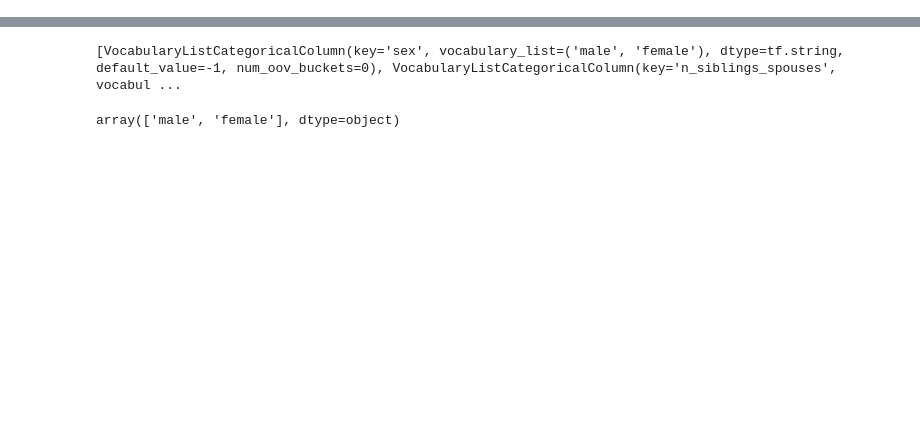
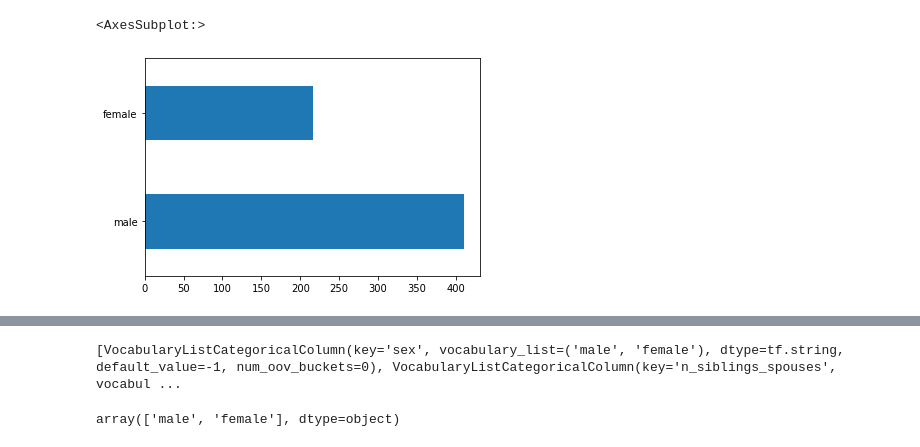
Before and after one commit to TeodorPetrovic/Machine-Learning-Projects, a Jupyter notebook: TensorFlow2.0/Exercise2.ipynb, the cells around one changed output, grey strips where cells are left out. Saved outputs shown, nothing was run; the diff lists cells and outputs as text; code cells hidden in the pictures; blank space fills up the shorter version.

```diff
--- a/TensorFlow2.0/Exercise2.ipynb
+++ b/TensorFlow2.0/Exercise2.ipynb
@@ -10,0 +34,5 @@ import tensorflow as tf
+# %%
+dftrain.sex.value_counts().plot(kind='barh') # Prebroji sve iste vrednosti iz kolone SEX i prikazi u grafik (Ovde SEX ima samo 2 vrednosti male female)
+# %% [output]
+<AxesSubplot:>
+[figure, added]
```
Also changed, not shown: parts of 11 cells of this notebook.
